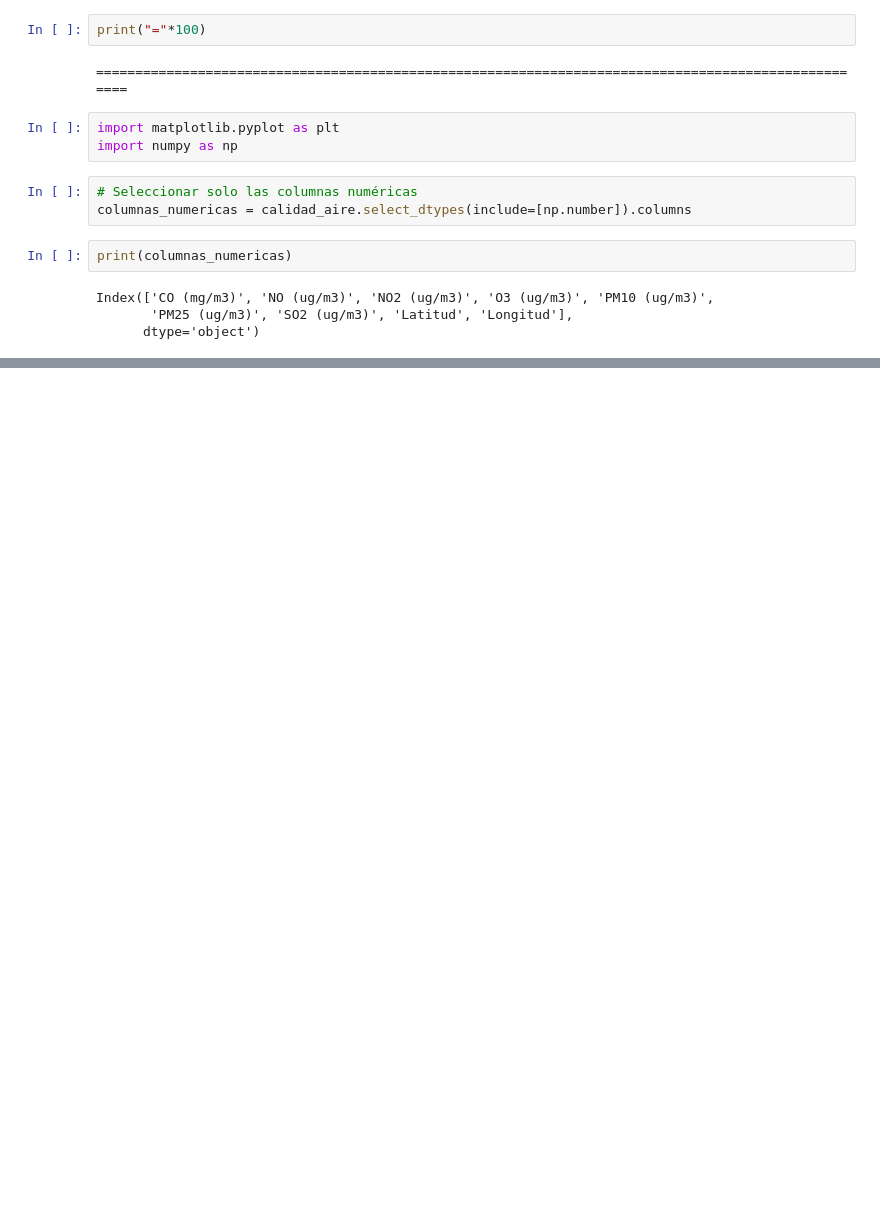
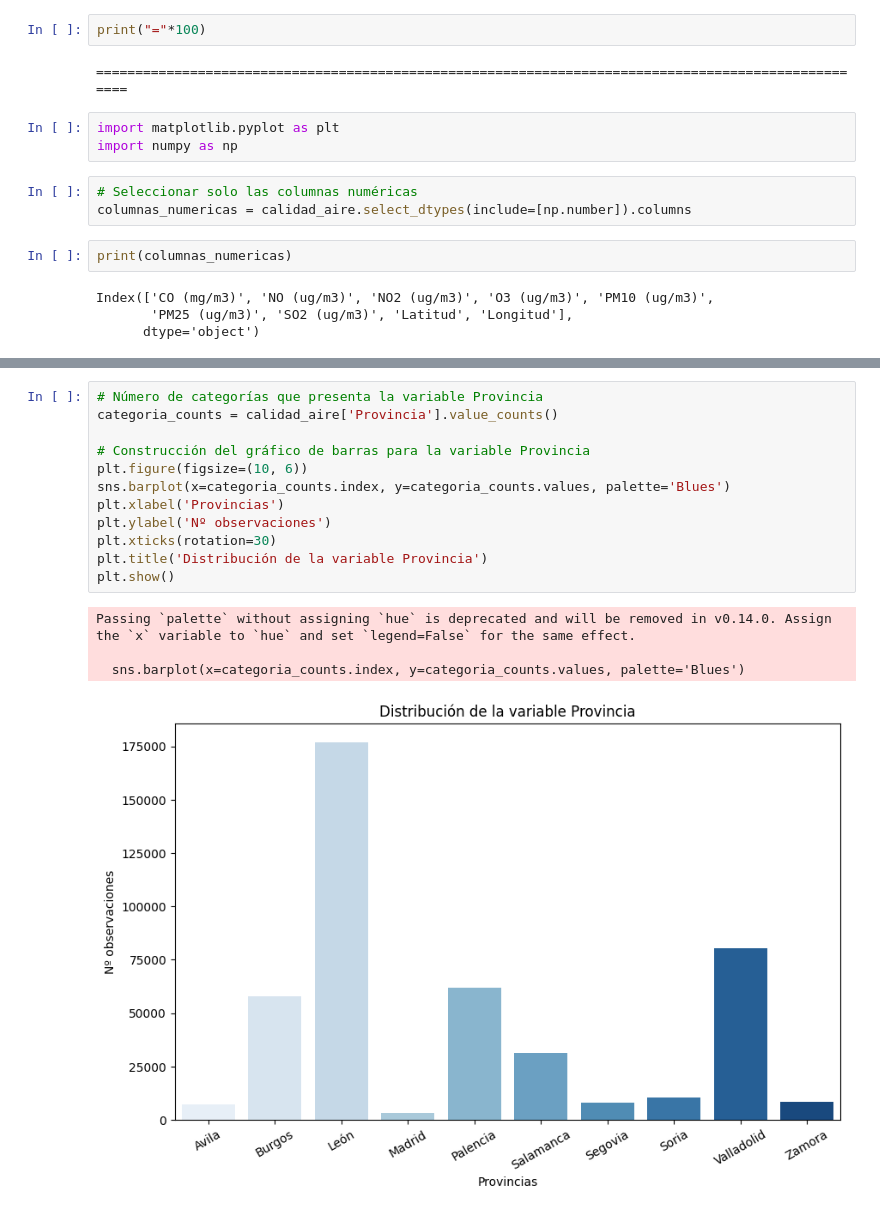
Before and after one commit to RuthCMoreno/Diplomado_IA, a Jupyter notebook: Tarea_Guia_EDA_Python.ipynb, the cells around one changed output, grey strips where cells are left out. Saved outputs shown, nothing was run; the diff lists cells and outputs as text; blank space fills up the shorter version.

```diff
--- a/Tarea_Guia_EDA_Python.ipynb
+++ b/Tarea_Guia_EDA_Python.ipynb
@@ -145,0 +341,17 @@ IndexError: index 3 is out of bounds for axis 0 with size 3
+# %%
+# Número de categorías que presenta la variable Provincia
+categoria_counts = calidad_aire['Provincia'].value_counts()
+
+# Construcción del gráfico de barras para la variable Provincia
+plt.figure(figsize=(10, 6))
+sns.barplot(x=categoria_counts.index, y=categoria_counts.values, palette='Blues')
+plt.xlabel('Provincias')
+plt.ylabel('Nº observaciones')
+plt.xticks(rotation=30)
+plt.title('Distribución de la variable Provincia')
+plt.show()
+# %% [output]
+Passing `palette` without assigning `hue` is deprecated and will be removed in v0.14.0. Assign the `x` variable to `hue` and set `legend=False` for the same effect.
+
+  sns.barplot(x=categoria_counts.index, y=categoria_counts.values, palette='Blues')
+[figure, added]
```
Also changed, not shown: parts of 30 cells of this notebook.
